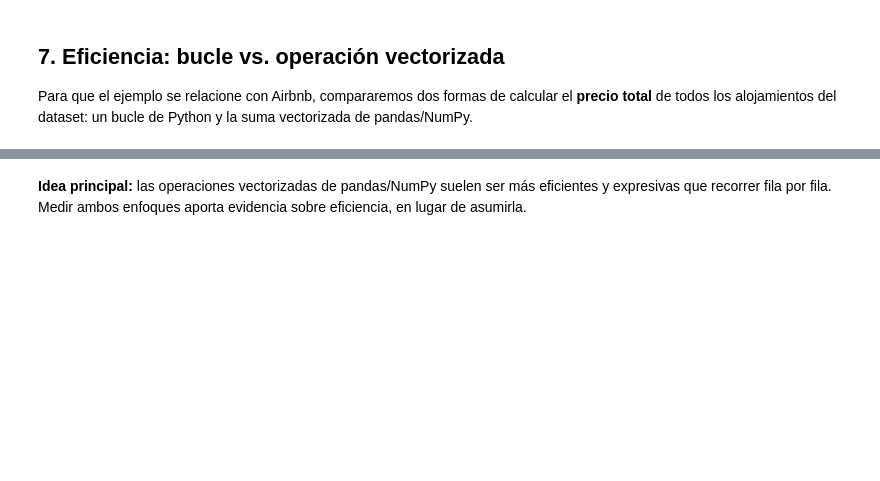
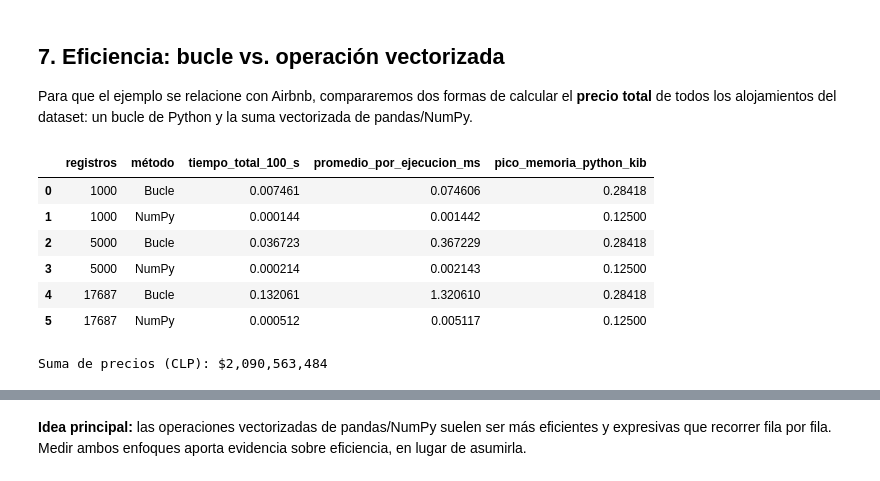
Before and after one commit to Alfredoabraham/proyecto-grupo3-mcdi500, a Jupyter notebook: F3/notebooks/F3_S02_POO_Airbnb_Grupo3_.ipynb, the cells around one changed output, grey strips where cells are left out. Cells and saved outputs as stored; diff of their text form; code cells hidden in the pictures; blank space fills up the shorter version.

```diff
--- a/F3/notebooks/F3_S02_POO_Airbnb_Grupo3_.ipynb
+++ b/F3/notebooks/F3_S02_POO_Airbnb_Grupo3_.ipynb
@@ -437,42 +437,68 @@ Para que el ejemplo se relacione con Airbnb, compararemos dos formas de calcular
 # %%
 import timeit
 import tracemalloc
 import numpy as np
 import pandas as pd
 
-# Identificamos la columna de precio
-col_precio = "price_quote_price_per_night" if "price_quote_price_per_night" in df_analisis.columns else "precio_por_noche"
+precios_total = df_analisis[col_precio].to_numpy()
+REPETICIONES = 100
 
-# Convertimos los precios por noche a un arreglo NumPy
-precios_total = df_analisis[col_precio].to_numpy()
-precios = precios_total
-
-
-# Método 1: suma utilizando un bucle
-def con_bucle():
+def con_bucle(valores):
     total = 0.0
-    for precio in precios:
+    for precio in valores:
         total += precio
     return total
 
+def vectorizado(valores):
+    return float(valores.sum())
 
-# Método 2: suma vectorizada con NumPy
-def vectorizado():
-    return float(precios.sum())
+def medir(funcion, valores):
+    # Tiempo: 100 ejecuciones sin seguimiento de memoria
+    tiempo_total = timeit.timeit(
+        lambda: funcion(valores),
+        number=REPETICIONES
+    )
 
-
-# Verificamos que ambos métodos entregan el mismo resultado
-assert np.isclose(con_bucle(), vectorizado())
-
-
-# Medimos el tiempo de ejecución de cada método
-def medir(funcion, valores, repeticiones=30):
-    tiempo = timeit.timeit(lambda: funcion(), number=repeticiones) / repeticiones
+    # Memoria: una ejecución independiente
     tracemalloc.start()
     try:
-        funcion()
-        _, pico = tracemalloc.get_traced_memory()
+        funcion(valores)
+        _, pico_bytes = tracemalloc.get_traced_memory()
     finally:
         tracemalloc.stop()
-    return tiempo, pico
+
+    return tiempo_total, pico_bytes
+
+filas = []
+
+for n in (1000, 5000, len(precios_total)):
+    valores = precios_total[:n]
+
+    # Verificar equivalencia antes de comparar rendimiento
+    assert np.isclose(con_bucle(valores), vectorizado(valores))
+
+    for nombre, funcion in (("Bucle", con_bucle), ("NumPy", vectorizado)):
+        tiempo_total, pico_bytes = medir(funcion, valores)
+
+        filas.append({
+            "registros": n,
+            "método": nombre,
+            "tiempo_total_100_s": tiempo_total,
+            "promedio_por_ejecucion_ms": tiempo_total / REPETICIONES * 1000,
+            "pico_memoria_python_kib": pico_bytes / 1024,
+        })
+
+mediciones = pd.DataFrame(filas)
+display(mediciones)
+
+print(f"Suma de precios (CLP): ${vectorizado(precios_total):,.0f}")
+# %% [output]
+|  | registros | método | tiempo_total_100_s | promedio_por_ejecucion_ms | pico_memoria_python_kib |
+| 0 | 1000 | Bucle | 0.007461 | 0.074606 | 0.28418 |
+| 1 | 1000 | NumPy | 0.000144 | 0.001442 | 0.12500 |
+| 2 | 5000 | Bucle | 0.036723 | 0.367229 | 0.28418 |
+| 3 | 5000 | NumPy | 0.000214 | 0.002143 | 0.12500 |
+| 4 | 17687 | Bucle | 0.132061 | 1.320610 | 0.28418 |
+| 5 | 17687 | NumPy | 0.000512 | 0.005117 | 0.12500 |
+Suma de precios (CLP): $2,090,563,484
 # %%
```
Also changed, not shown: parts of 1 cell of this notebook, 1 other file.
